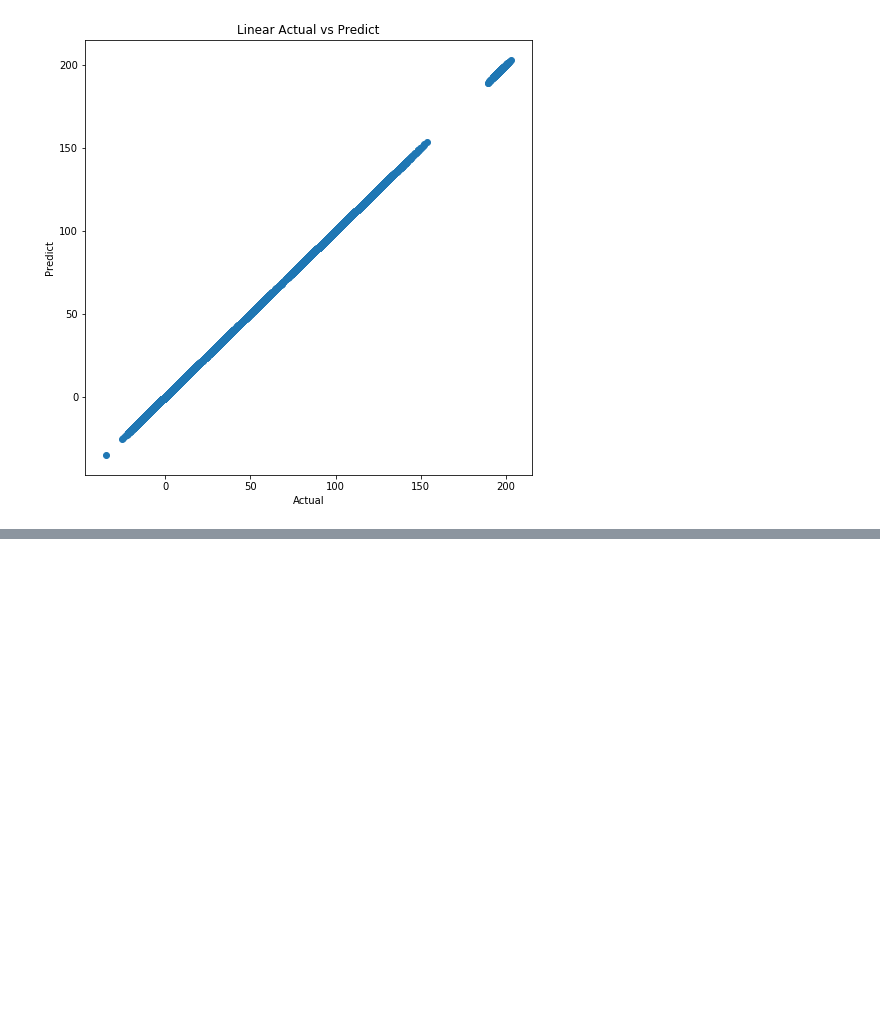
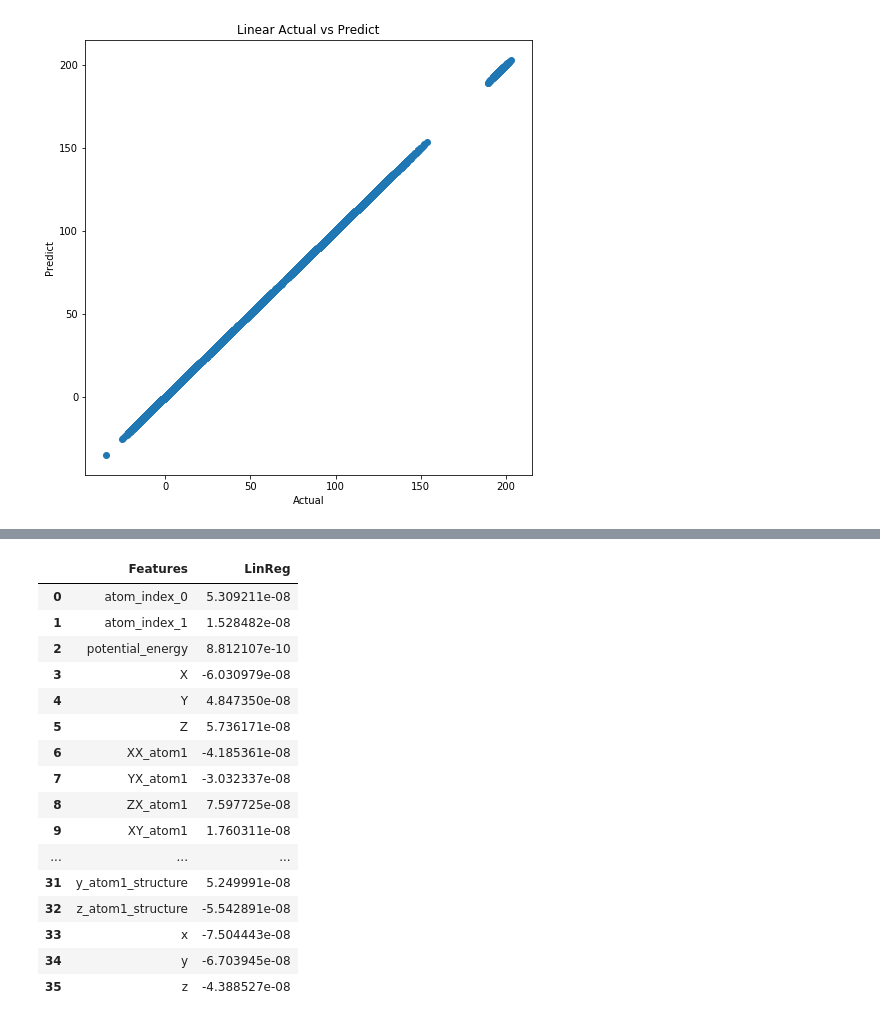
Before and after one commit to imamun93/Molecular_Properties, a Jupyter notebook: RidgeLasso.ipynb, the cells around one changed output, grey strips where cells are left out. Saved outputs shown, nothing was run; the diff lists cells and outputs as text; code cells hidden in the pictures; blank space fills up the shorter version.

```diff
--- a/RidgeLasso.ipynb
+++ b/RidgeLasso.ipynb
@@ -196,3 +196,6 @@ ax.set(title="Linear Actual vs Predict")
 ax.set(xlabel="Actual", ylabel="Predict");
 # %% [output]
 [figure]
+# %%
+checkcoef=f_train.columns
+checkcoef
@@ -198,0 +280,21 @@ ax.set(xlabel="Actual", ylabel="Predict");
+# %%
+combined= pd.concat([ccdf, lindf], axis=1)
+combined
+# %% [output]
+|  | Features | LinReg |
+| 0 | atom_index_0 | 5.309211e-08 |
+| 1 | atom_index_1 | 1.528482e-08 |
+| 2 | potential_energy | 8.812107e-10 |
+| 3 | X | -6.030979e-08 |
+| 4 | Y | 4.847350e-08 |
+| 5 | Z | 5.736171e-08 |
+| 6 | XX_atom1 | -4.185361e-08 |
+| 7 | YX_atom1 | -3.032337e-08 |
+| 8 | ZX_atom1 | 7.597725e-08 |
+| 9 | XY_atom1 | 1.760311e-08 |
+| ... | ... | ... |
+| 31 | y_atom1_structure | 5.249991e-08 |
+| 32 | z_atom1_structure | -5.542891e-08 |
+| 33 | x | -7.504443e-08 |
+| 34 | y | -6.703945e-08 |
+| 35 | z | -4.388527e-08 |
```
Also changed, not shown: parts of 6 cells of this notebook.
